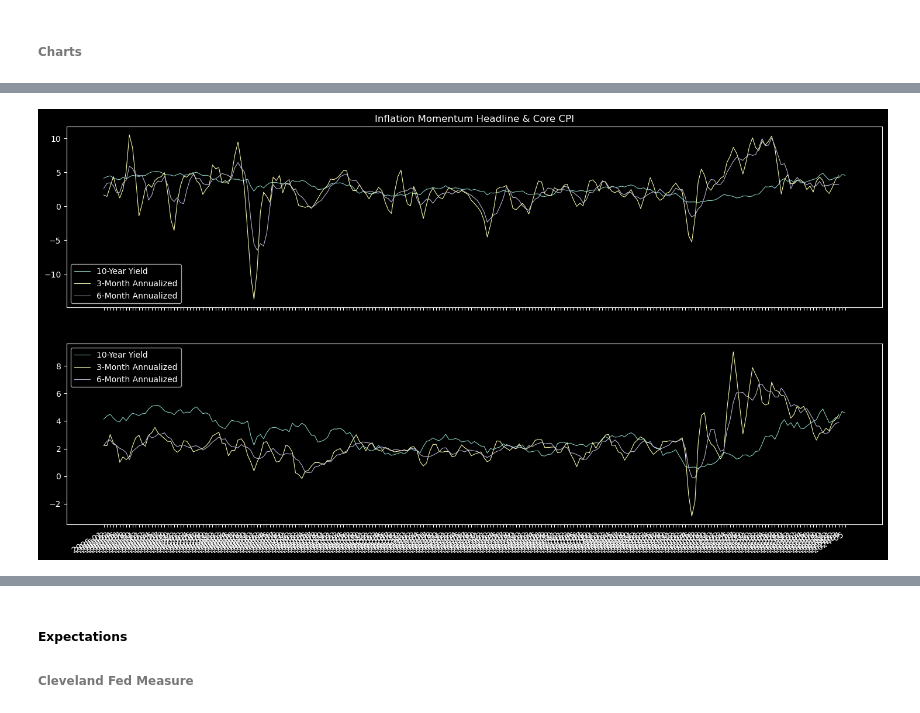
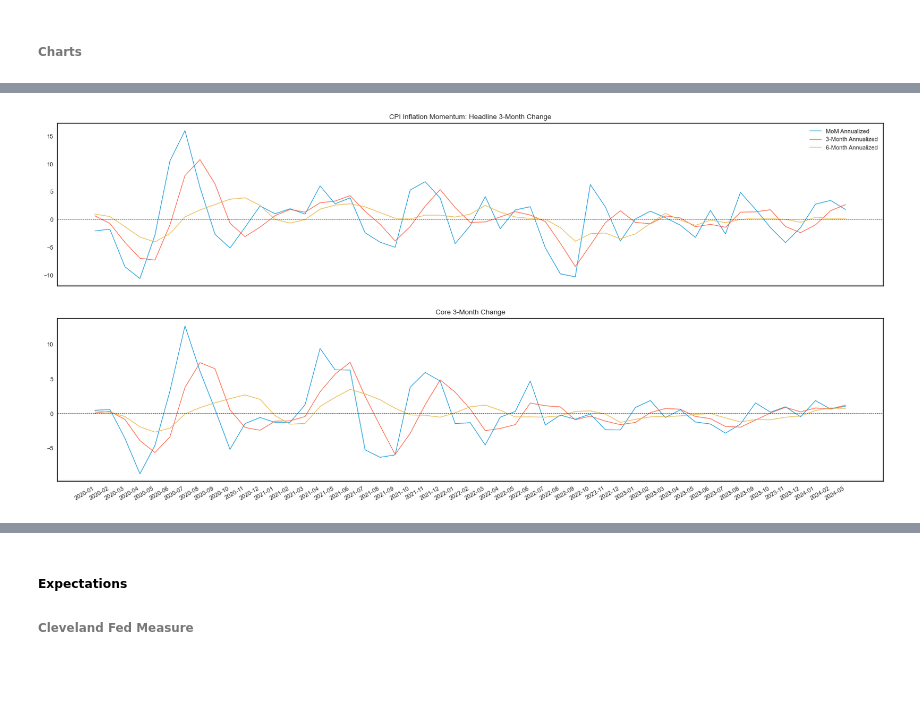
Before and after one commit to PatrickHLewis/Macro-Dashboard, a Jupyter notebook: Macro_Dashboard/Macro_Drivers/Inflation/Inflation.ipynb, the cells around one changed output, grey strips where cells are left out. Drawn from its saved outputs; the diff is of its cells as text; code cells hidden in the pictures; blank space fills up the shorter version.

```diff
--- a/Macro_Dashboard/Macro_Drivers/Inflation/Inflation.ipynb
+++ b/Macro_Dashboard/Macro_Drivers/Inflation/Inflation.ipynb
@@ -78,18 +95,28 @@ y2_1 = cpi['cpi_core_annmom']
 y2_2 = cpi['cpi_core_ann3m']
 y2_3 = cpi['cpi_core_ann6m']
 
-chart_start = "1995-01"
-axs[0].plot(y1_1.loc[chart_start:], label="CPI MoM Annualized", linewidth=0.75)
+chart_start = "2020-01"
+x1 = y1_1.loc[chart_start:]
+
+axs[0].plot(y1_1.loc[chart_start:], label="MoM Annualized", linewidth=0.75)
 axs[0].plot(y1_2.loc[chart_start:], label="3-Month Annualized", linewidth=0.75)
 axs[0].plot(y1_3.loc[chart_start:], label="6-Month Annualized", linewidth=0.75)
-axs[0].set_title('Inflation Momentum Headline & Core CPI')
+axs[0].set_title('CPI Inflation Momentum: Headline')
+axs[0].set_ylabel("%")
 axs[1].plot(y2_1.loc[chart_start:], label="Core CPI MoM Annualized", linewidth=0.75)
 axs[1].plot(y2_2.loc[chart_start:], label="3-Month Annualized", linewidth=0.75)
 axs[1].plot(y2_3.loc[chart_start:], label="6-Month Annualized", linewidth=0.75)
-
+axs[1].set_title('Core')
+axs[1].set_ylabel("%")
 
 axs[0].legend()
-axs[1].legend()
+#axs[1].legend()
 fig.autofmt_xdate()
+#plt.locator_params(nbins=(x1.count()/12))
+axs[0].axhline(y=2, linewidth=0.5, color='black', linestyle='--')
+axs[1].axhline(y=2, linewidth=0.5, color='black', linestyle='--')
+space = 3
+axs[1].xaxis.set_major_locator(ticker.MultipleLocator(space))
+plt.style.use("seaborn-v0_8-paper")
 plt.show()
 # %% [output]
@@ -97,29 +124,35 @@ plt.show()
 # %%
+
+
 fig, axs = plt.subplots(2)
 fig.set_size_inches(18,10)
 
-y1_1 = econ_data['DGS10']
-y1_2 = cpi['cpi_ann3m']
-y1_3 = cpi['cpi_ann6m']
+y1_1 = cpi['cpi_annmom'] - cpi['cpi_annmom'].shift(3)
+y1_2 = cpi['cpi_ann3m'] - cpi['cpi_ann3m'].shift(3)
+y1_3 = cpi['cpi_ann6m'] - cpi['cpi_ann6m'].shift(3)
 
-y2_1 = econ_data['DGS10']
-y2_2 = cpi['cpi_core_ann3m']
-y2_3 = cpi['cpi_core_ann6m']
+y2_1 = cpi['cpi_core_annmom'] - cpi['cpi_core_annmom'].shift(3)
+y2_2 = cpi['cpi_core_ann3m'] - cpi['cpi_core_ann3m'].shift(3)
+y2_3 = cpi['cpi_core_ann6m'] - cpi['cpi_core_ann6m'].shift(3)
 
+chart_start = "2020-01"
+x1 = y1_1.loc[chart_start:]
 
-chart_start = "2005-01"
-axs[0].plot(y1_1.loc[chart_start:], label="10-Year Yield", linewidth=0.75)
+axs[0].plot(y1_1.loc[chart_start:], label="MoM Annualized", linewidth=0.75)
 axs[0].plot(y1_2.loc[chart_start:], label="3-Month Annualized", linewidth=0.75)
 axs[0].plot(y1_3.loc[chart_start:], label="6-Month Annualized", linewidth=0.75)
-axs[0].set_title('Inflation Momentum Headline & Core CPI')
-axs[1].plot(y2_1.loc[chart_start:], label="10-Year Yield", linewidth=0.75)
+axs[0].set_title('CPI Inflation Momentum: Headline 3-Month Change')
+axs[1].plot(y2_1.loc[chart_start:], label="Core CPI MoM Annualized", linewidth=0.75)
 axs[1].plot(y2_2.loc[chart_start:], label="3-Month Annualized", linewidth=0.75)
 axs[1].plot(y2_3.loc[chart_start:], label="6-Month Annualized", linewidth=0.75)
+axs[1].set_title('Core 3-Month Change')
 
-
+axs[0].axhline(y=0, linewidth=0.5, color='black', linestyle='--')
+axs[1].axhline(y=0, linewidth=0.5, color='black', linestyle='--')
 axs[0].legend()
-axs[1].legend()
 fig.autofmt_xdate()
+space = 3
+axs[0].xaxis.set_major_locator(ticker.MultipleLocator(space))
 plt.show()
 # %% [output]
-[figure, old version]
+[figure, new version]
```
Also changed, not shown: parts of 29 cells of this notebook, 6 other files.
